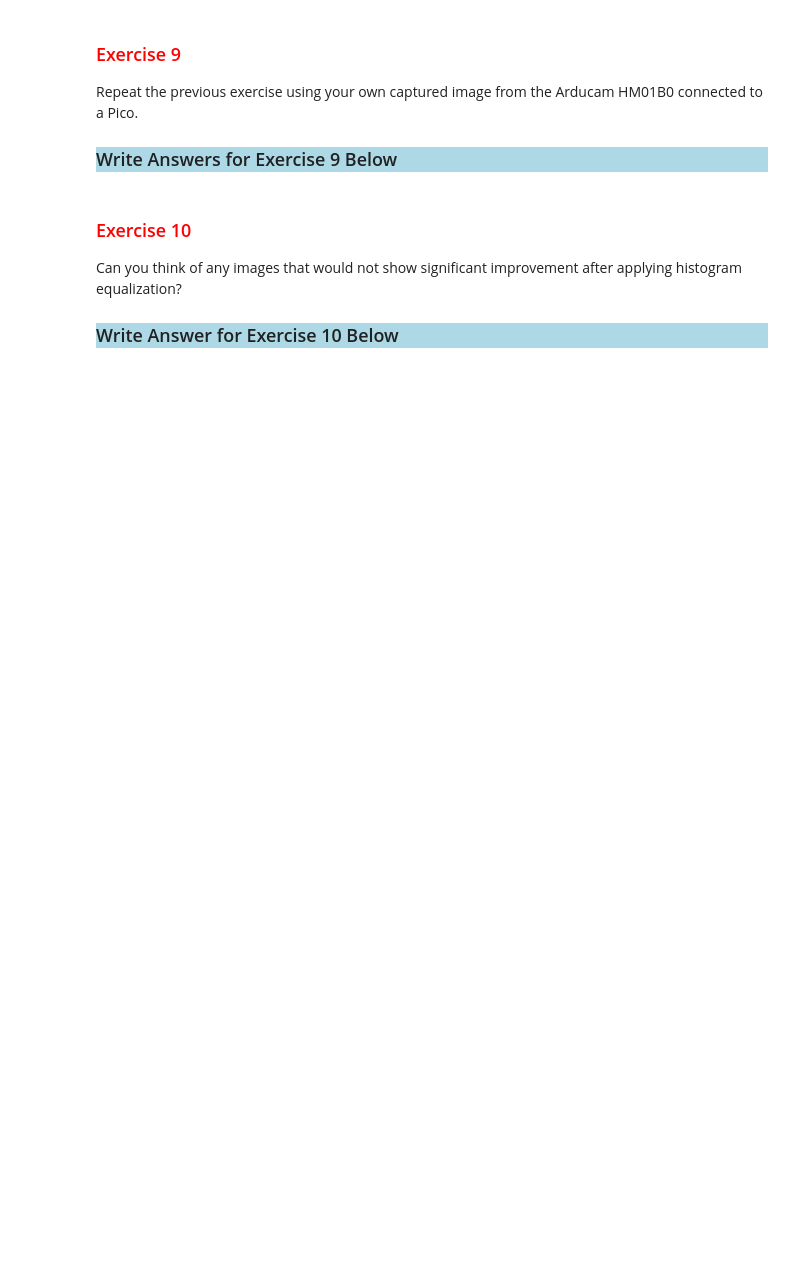
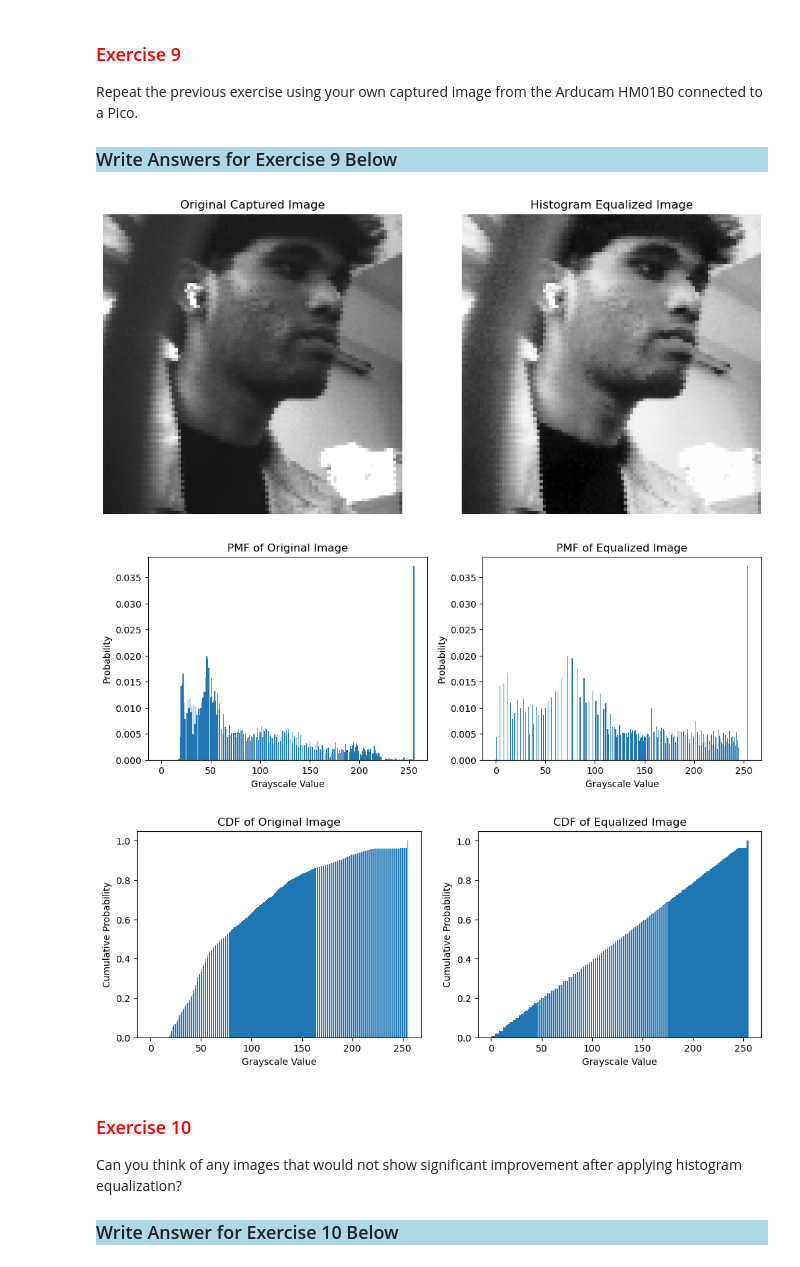
Before and after one commit to ShivaSaiV/Machine-Learning, a Jupyter notebook: ds_labs/lab_03_quantization.ipynb, the cells around one changed output. Saved outputs shown, nothing was run; the diff lists cells and outputs as text; code cells hidden in the pictures; blank space fills up the shorter version.

```diff
--- a/ds_labs/lab_03_quantization.ipynb
+++ b/ds_labs/lab_03_quantization.ipynb
@@ -419,6 +473,61 @@ plt.show()
 Repeat the previous exercise using your own captured image from the Arducam HM01B0 connected to a Pico.
 
 <h3 style="background-color:lightblue"> Write Answers for Exercise 9 Below </h3>
+# %%
+img = img.astype(np.uint8)
+hist, bins = np.histogram(img.flatten(), bins=256, range=[0, 255])
+pmf = hist / img.size
+cdf = np.cumsum(pmf)
+cdf_normalized = cdf * 255
+
+equalized_img = np.floor(cdf_normalized[img]).astype(np.uint8)
+
+# Original and transformed
+fig, axes = plt.subplots(1, 2, figsize=(12, 6))
+axes[0].imshow(img, cmap="gray", vmin=0, vmax=255)
+axes[0].set_title("Original Captured Image")
+axes[0].axis("off")
+
+axes[1].imshow(equalized_img, cmap="gray", vmin=0, vmax=255)
+axes[1].set_title("Histogram Equalized Image")
+axes[1].axis("off")
+
+plt.show()
+
+hist_eq, bins_eq = np.histogram(equalized_img.flatten(), bins=256, range=[0, 255])
+pmf_eq = hist_eq / equalized_img.size
+cdf_eq = np.cumsum(pmf_eq)
+
+# pmf of equalized
+fig, axes = plt.subplots(1, 2, figsize=(12, 4))
+axes[0].bar(range(256), pmf)
+axes[0].set_title("PMF of Original Image")
+axes[0].set_xlabel("Grayscale Value")
+axes[0].set_ylabel("Probability")
+
+axes[1].bar(range(256), pmf_eq)
+axes[1].set_title("PMF of Equalized Image")
+axes[1].set_xlabel("Grayscale Value")
+axes[1].set_ylabel("Probability")
+
+plt.show()
+
+fig, axes = plt.subplots(1, 2, figsize=(12, 4))
+axes[0].bar(range(256), np.cumsum(pmf))
+axes[0].set_title("CDF of Original Image")
+axes[0].set_xlabel("Grayscale Value")
+axes[0].set_ylabel("Cumulative Probability")
+
+axes[1].bar(range(256), cdf_eq)
+axes[1].set_title("CDF of Equalized Image")
+axes[1].set_xlabel("Grayscale Value")
+axes[1].set_ylabel("Cumulative Probability")
+
+plt.show()
+# %% [output]
+[figure, added]
+[figure, added]
+[figure, added]
 # %% [markdown]
 ### <span style="color:red"> Exercise 10</span>
 
```
Also changed, not shown: parts of 6 cells of this notebook, 2 other files.
